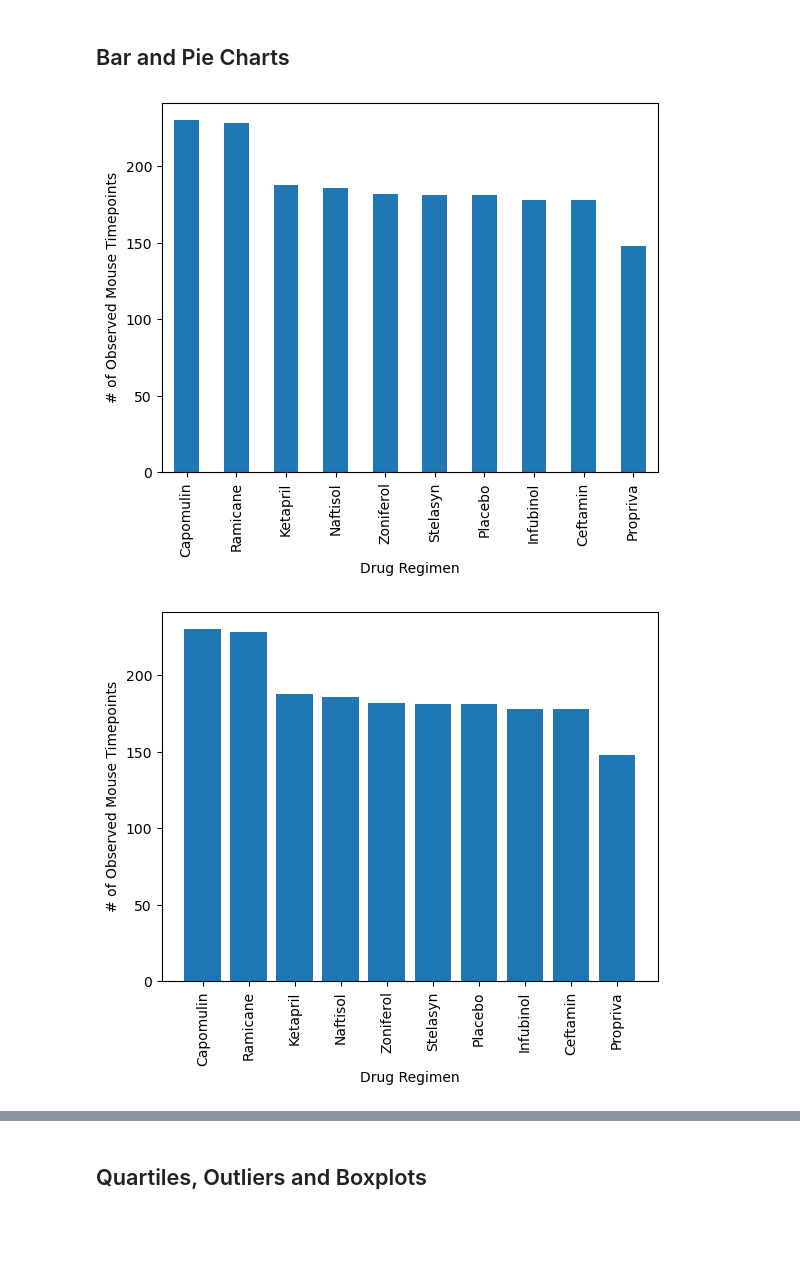
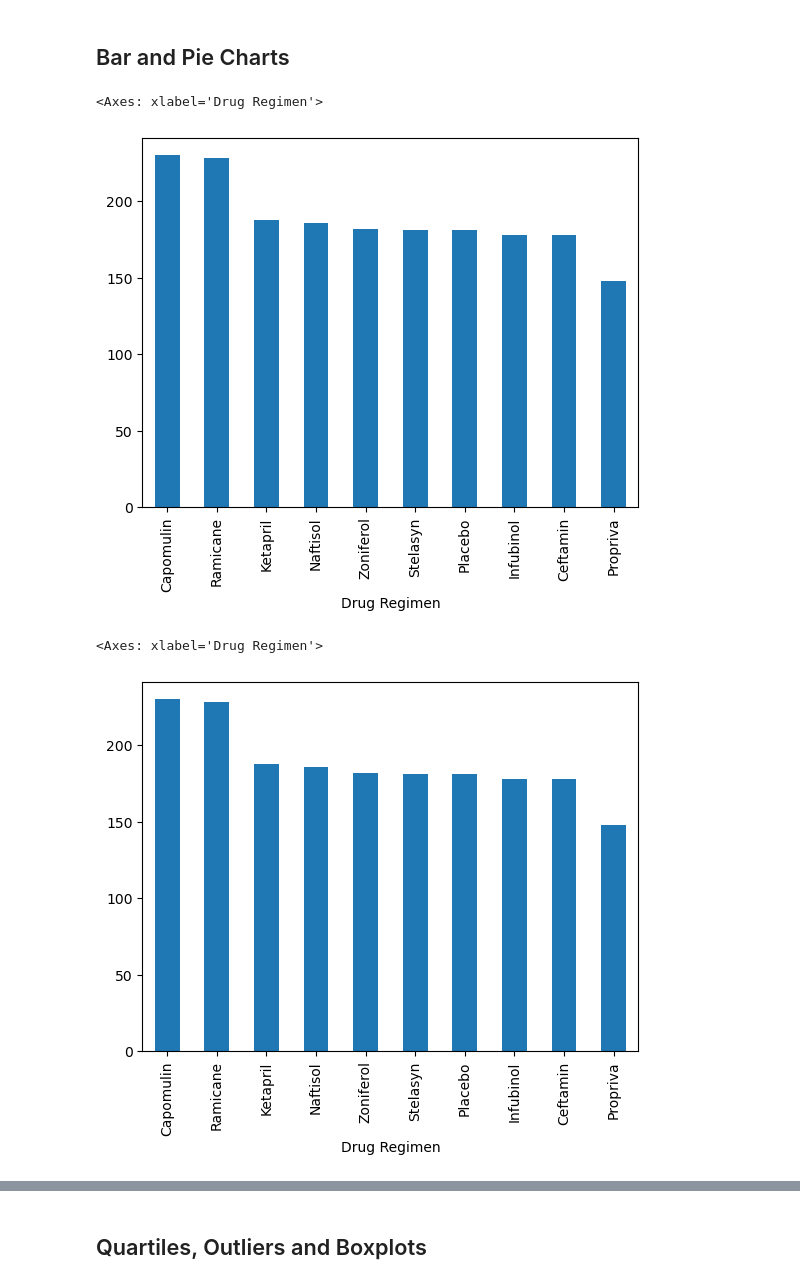
Before and after one commit to HollaNotes/Module_5_Challenge, a Jupyter notebook: pymaceuticals_NoelleWatson.ipynb, the cells around one changed output, grey strips where cells are left out. Saved outputs shown, nothing was run; the diff lists cells and outputs as text; code cells hidden in the pictures; blank space fills up the shorter version.

```diff
--- a/pymaceuticals_NoelleWatson.ipynb
+++ b/pymaceuticals_NoelleWatson.ipynb
@@ -131,11 +145,18 @@ TypeError: 'DataFrame' object is not callable
 ## Bar and Pie Charts
 # %%
 # Generate a bar plot showing the total number of rows (Mouse ID/Timepoints) for each drug regimen using Pandas.
+rows_timepoint = clean_df["Drug Regimen"].value_counts()
+rows_timepoint.plot.bar(x=[0])
 # %% [output]
+<Axes: xlabel='Drug Regimen'>
-[figure, old version]
+[figure, new version]
 # %%
 # Generate a bar plot showing the total number of rows (Mouse ID/Timepoints) for each drug regimen using pyplot.
+rows_timepoint.plot(kind="bar")
+
+###### Should I space this exactly like solution picture?
 # %% [output]
+<Axes: xlabel='Drug Regimen'>
-[figure, old version]
+[figure, new version]
 # %%
 # Generate a pie plot showing the distribution of female versus male mice using Pandas
```
Also changed, not shown: parts of 20 cells of this notebook.
